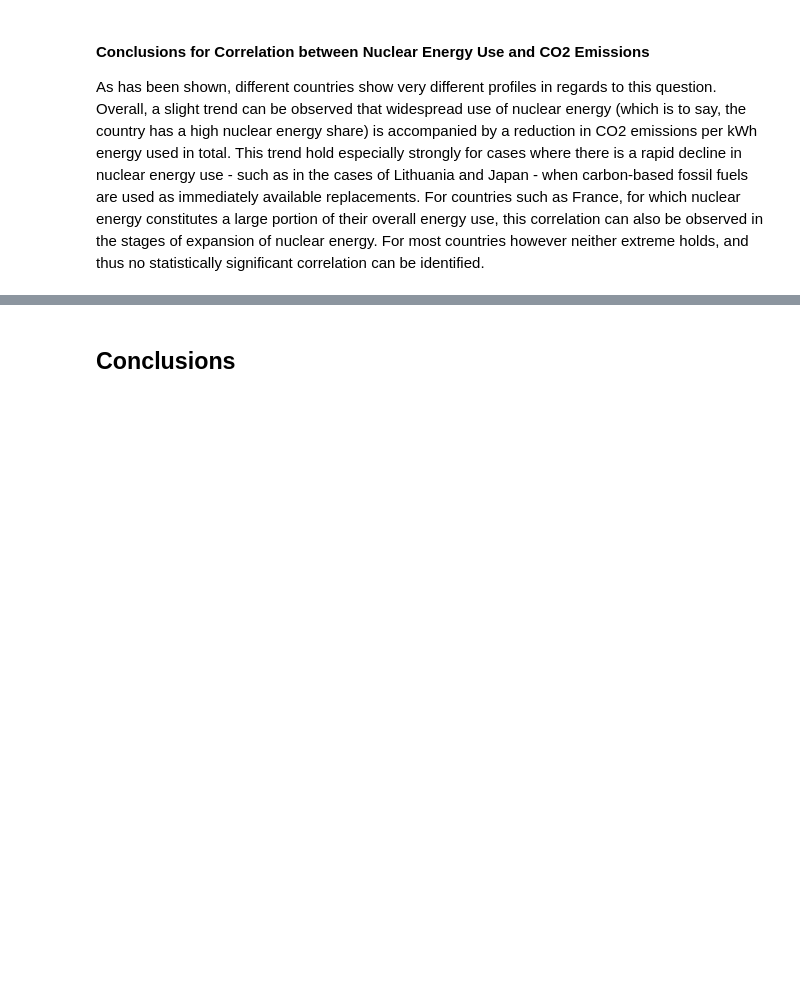
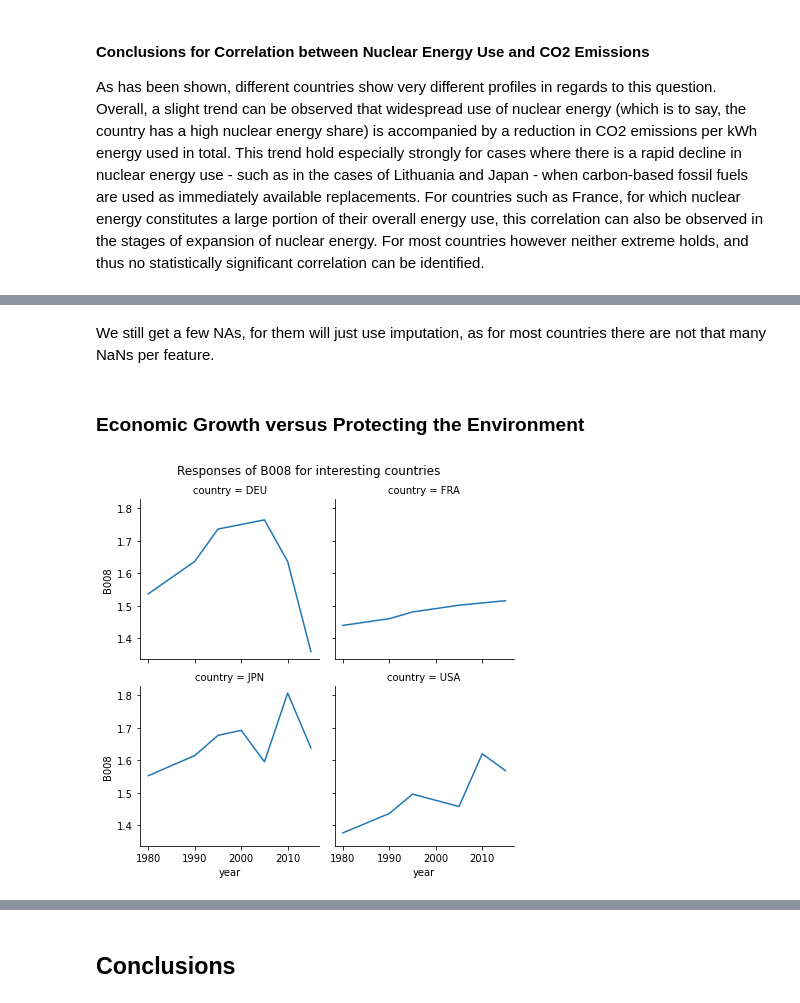
Before and after one commit to Molybdenum42/DOPP_Exercise3, a Jupyter notebook: submission_ready/exercise3_complete.ipynb, the cells around one changed output, grey strips where cells are left out. Saved outputs shown, nothing was run; the diff lists cells and outputs as text; code cells hidden in the pictures; blank space fills up the shorter version.

```diff
--- a/submission_ready/exercise3_complete.ipynb
+++ b/submission_ready/exercise3_complete.ipynb
@@ -343,0 +401,2 @@ As has been shown, different countries show very different profiles in regards t
+# %%
+wvs_cleaned = wvs_interesting.loc[:, ~wvs_interesting.columns.isin(["B005","B003","B007","A071B","E105","E069_03"])]
@@ -343,0 +405,2 @@ As has been shown, different countries show very different profiles in regards t
+# %%
+wvs_cleaned = wvs_cleaned.loc[~(wvs_cleaned.reset_index().country == 'invalid').values, :]
@@ -343,0 +411,3 @@ As has been shown, different countries show very different profiles in regards t
+# %%
+wvs_clean_agg = wvs_cleaned.groupby(['country','year']).mean()
+wvs_clean_agg
@@ -343,0 +429,17 @@ As has been shown, different countries show very different profiles in regards t
+# %% [markdown]
+We still get a few NAs, for them will just use imputation, as for most
+countries there are not that many NaNs per feature.
+# %%
+wvs_clean_agg = wvs_clean_agg.fillna(wvs_clean_agg.interpolate())
+# %% [markdown]
+### Economic Growth versus Protecting the Environment
+# %%
+comp_countries = ['JPN','DEU','USA','FRA']
+nuc_comp = wvs_clean_agg.reset_index()
+nuc_comp = nuc_comp.loc[nuc_comp.country.isin(comp_countries),:]
+g = sns.FacetGrid(nuc_comp, col="country", col_wrap=2)
+g.map_dataframe(sns.lineplot, x="year",y="B008")
+g.fig.subplots_adjust(top=0.9)
+g.fig.suptitle('Responses of B008 for interesting countries');
+# %% [output]
+[figure, added]
```
Also changed, not shown: parts of 79 cells of this notebook.
